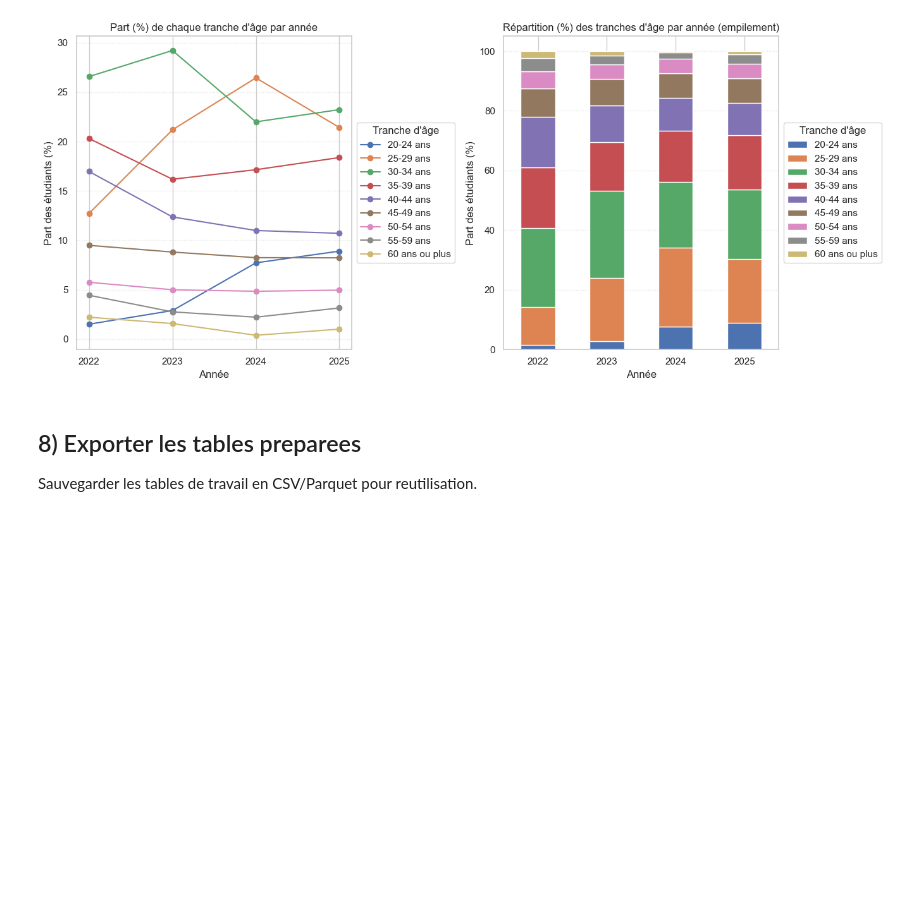
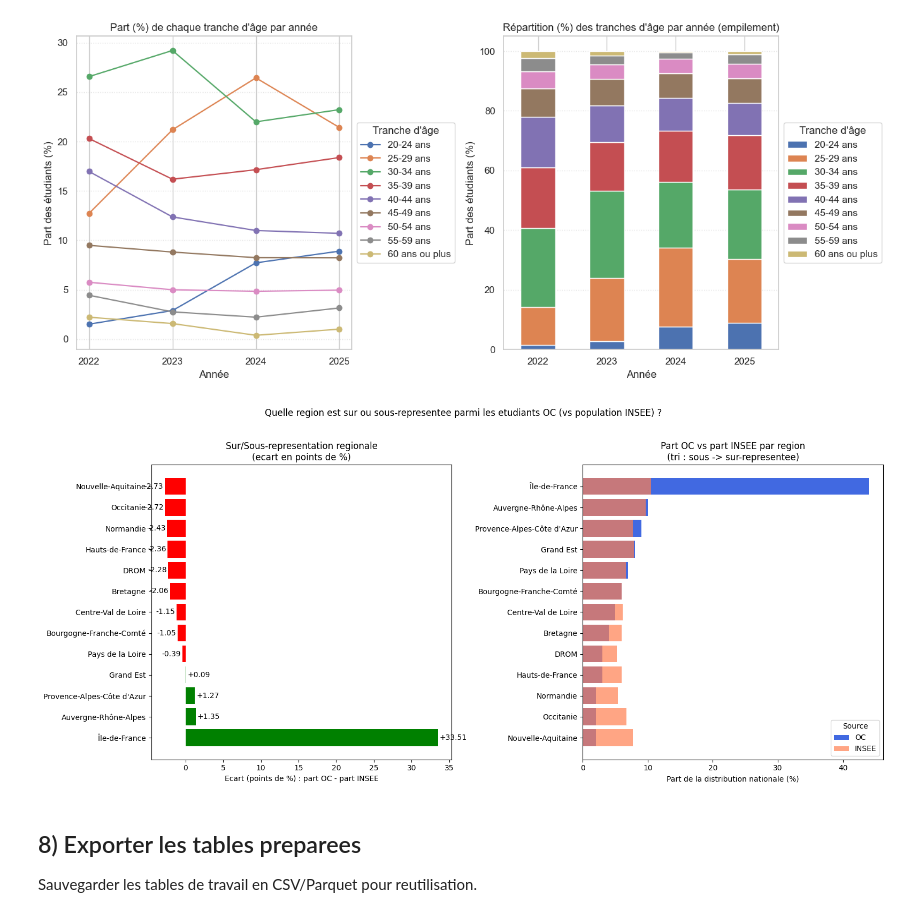
Before and after one commit to ferialzamoun-afk/P8--DBT, a Jupyter notebook: analyse_csv_p8.ipynb, the cells around one changed output. Saved outputs shown, nothing was run; the diff lists cells and outputs as text; code cells hidden in the pictures; blank space fills up the shorter version.

```diff
--- a/analyse_csv_p8.ipynb
+++ b/analyse_csv_p8.ipynb
@@ -1120,6 +1120,45 @@ plt.tight_layout(rect=[0, 0, 0.85, 1])  # laisse de la place à droite pour la l
 plt.show()
 # %% [output]
 [figure]
+# %%
+import pandas as pd
+import matplotlib.pyplot as plt
+import seaborn as sns
+
+# Exemple de DataFrame (remplace par tes vraies données)
+df = pd.DataFrame({
+    'region': ['Île-de-France', 'Auvergne-Rhône-Alpes', 'Provence-Alpes-Côte d\'Azur', 'Grand Est', 'Pays de la Loire', 'Bourgogne-Franche-Comté', 'Centre-Val de Loire', 'Bretagne', 'DROM', 'Hauts-de-France', 'Normandie', 'Occitanie', 'Nouvelle-Aquitaine'],
+    'ecart': [33.51, 1.35, 1.27, 0.09, -0.39, -1.05, -1.15, -2.06, -2.28, -2.36, -2.43, -2.72, -2.73],
+    'part_OC': [44, 10, 9, 8, 7, 6, 5, 4, 3, 3, 2, 2, 2],
+    'part_INSEE': [10.49, 9.65, 7.73, 7.91, 6.61, 5.95, 6.15, 5.96, 5.28, 6.01, 5.43, 6.72, 7.73]
+})
+
+df = df.sort_values('ecart', ascending=False)
+
+fig, axes = plt.subplots(1, 2, figsize=(16, 7))
+
+# Graphique de gauche : sur/sous-représentation
+colors = df['ecart'].apply(lambda x: 'green' if x > 0 else 'red')
+axes[0].barh(df['region'], df['ecart'], color=colors)
+axes[0].set_xlabel("Ecart (points de %) : part OC - part INSEE")
+axes[0].set_title("Sur/Sous-representation regionale\n(ecart en points de %)")
+
+for i, (v, r) in enumerate(zip(df['ecart'], df['region'])):
+    axes[0].text(v + (0.2 if v > 0 else -0.2), i, f"{v:+.2f}", va='center', ha='left' if v > 0 else 'right')
+
+# Graphique de droite : part OC vs INSEE
+df2 = df.sort_values('ecart')
+axes[1].barh(df2['region'], df2['part_OC'], color='royalblue', label='OC')
+axes[1].barh(df2['region'], df2['part_INSEE'], color='coral', alpha=0.7, label='INSEE')
+axes[1].set_xlabel("Part de la distribution nationale (%)")
+axes[1].set_title("Part OC vs part INSEE par region\n(tri : sous -> sur-representee)")
+axes[1].legend(title="Source")
+
+plt.suptitle("Quelle region est sur ou sous-representee parmi les etudiants OC (vs population INSEE) ?", y=1.02)
+plt.tight_layout()
+plt.show()
+# %% [output]
+[figure, added]
 # %% [markdown]
 ## 8) Exporter les tables preparees
 
```
Also changed, not shown: 7 other files.
